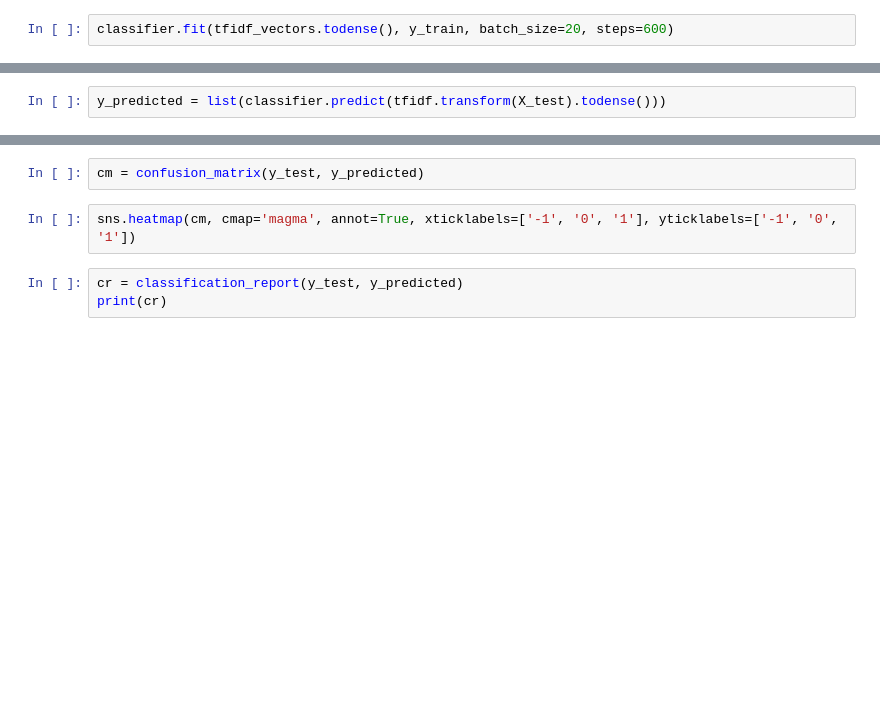
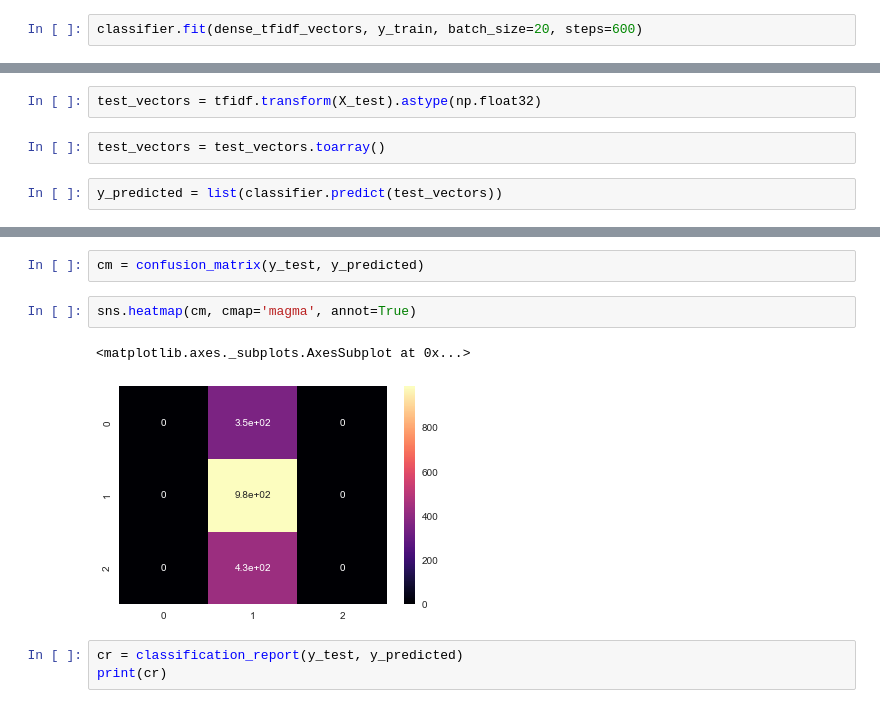
Before and after one commit to minimalgeek/Python, a Jupyter notebook: NLP/SeekingAlpha/SeekingAlpha sentiment analysis 2 - DNN.ipynb, the cells around one changed output, grey strips where cells are left out. Saved outputs shown, nothing was run; the diff lists cells and outputs as text; blank space fills up the shorter version.

```diff
--- a/NLP/SeekingAlpha/SeekingAlpha sentiment analysis 2 - DNN.ipynb
+++ b/NLP/SeekingAlpha/SeekingAlpha sentiment analysis 2 - DNN.ipynb
@@ -258,3 +251,3 @@ INFO:tensorflow:Using config: {'_keep_checkpoint_max': 5, '_master': '', '_save_
 # %%
-classifier.fit(tfidf_vectors.todense(), y_train, batch_size=20, steps=600)
+classifier.fit(dense_tfidf_vectors, y_train, batch_size=20, steps=600)
 # %% [output]
@@ -262,2 +290,6 @@ MemoryError:
+# %%
+test_vectors = tfidf.transform(X_test).astype(np.float32)
+# %%
+test_vectors = test_vectors.toarray()
 # %%
-y_predicted = list(classifier.predict(tfidf.transform(X_test).todense()))
+y_predicted = list(classifier.predict(test_vectors))
@@ -269,7 +309,10 @@ predicted to be in group :math:`j`.
 # %%
 cm = confusion_matrix(y_test, y_predicted)
 # %%
-sns.heatmap(cm, cmap='magma', annot=True, xticklabels=['-1', '0', '1'], yticklabels=['-1', '0', '1'])
+sns.heatmap(cm, cmap='magma', annot=True)
+# %% [output]
+<matplotlib.axes._subplots.AxesSubplot at 0x...>
+[figure, added]
 # %%
 cr = classification_report(y_test, y_predicted)
 print(cr)
```
Also changed, not shown: parts of 16 cells of this notebook, 2 other files.
